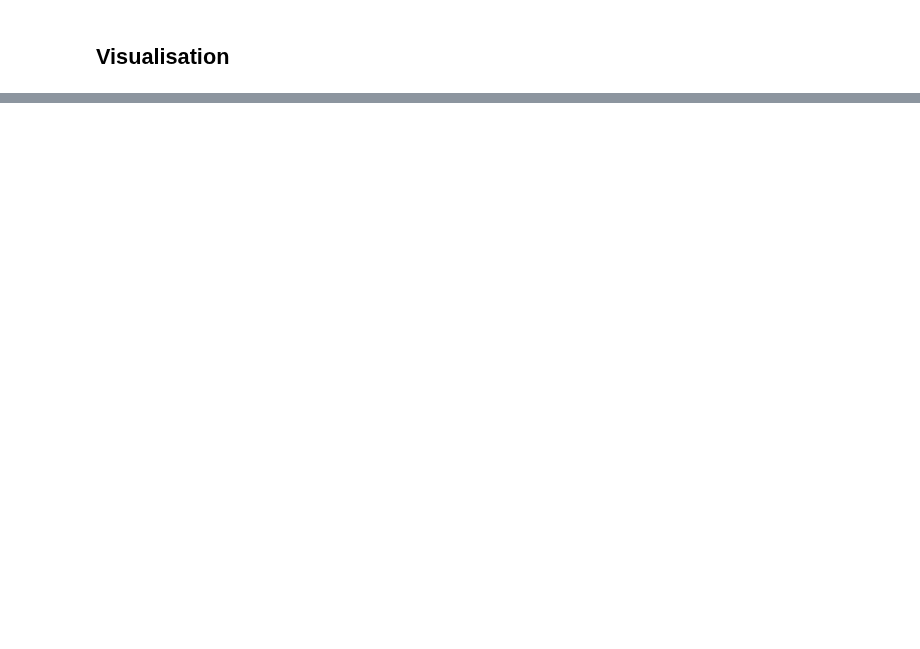
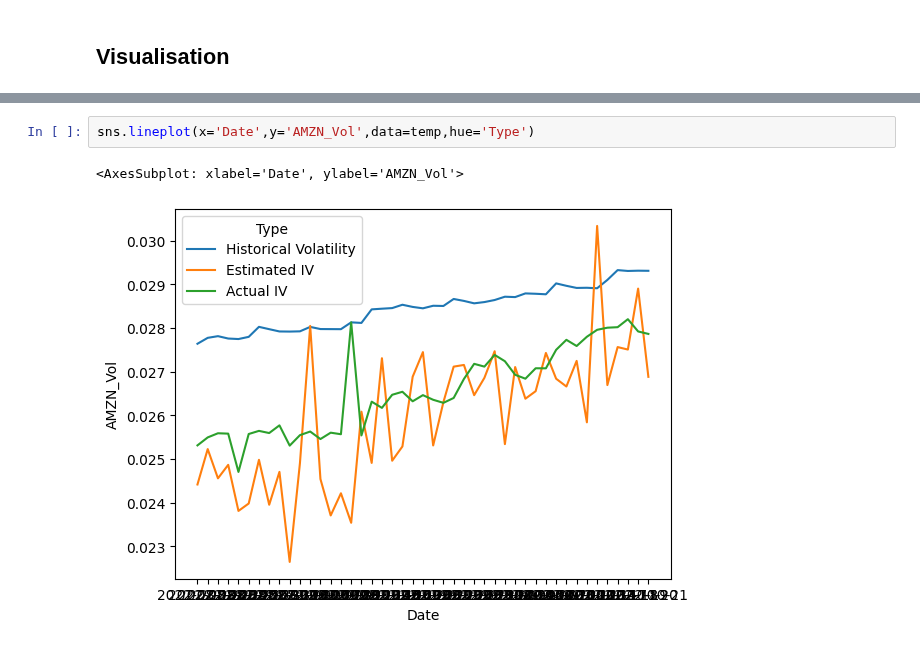
Before and after one commit to Shaojieee/MH4518-Simulation-in-Finance, a Jupyter notebook: python/working.ipynb, the cells around one changed output, grey strips where cells are left out. Saved outputs shown, nothing was run; the diff lists cells and outputs as text; blank space fills up the shorter version.

```diff
--- a/python/working.ipynb
+++ b/python/working.ipynb
@@ -340,0 +280,5 @@ plt.show()
+# %%
+sns.lineplot(x='Date',y='AMZN_Vol',data=temp,hue='Type')
+# %% [output]
+<AxesSubplot: xlabel='Date', ylabel='AMZN_Vol'>
+[figure, added]
```
Also changed, not shown: parts of 28 cells of this notebook, 25 other files.
